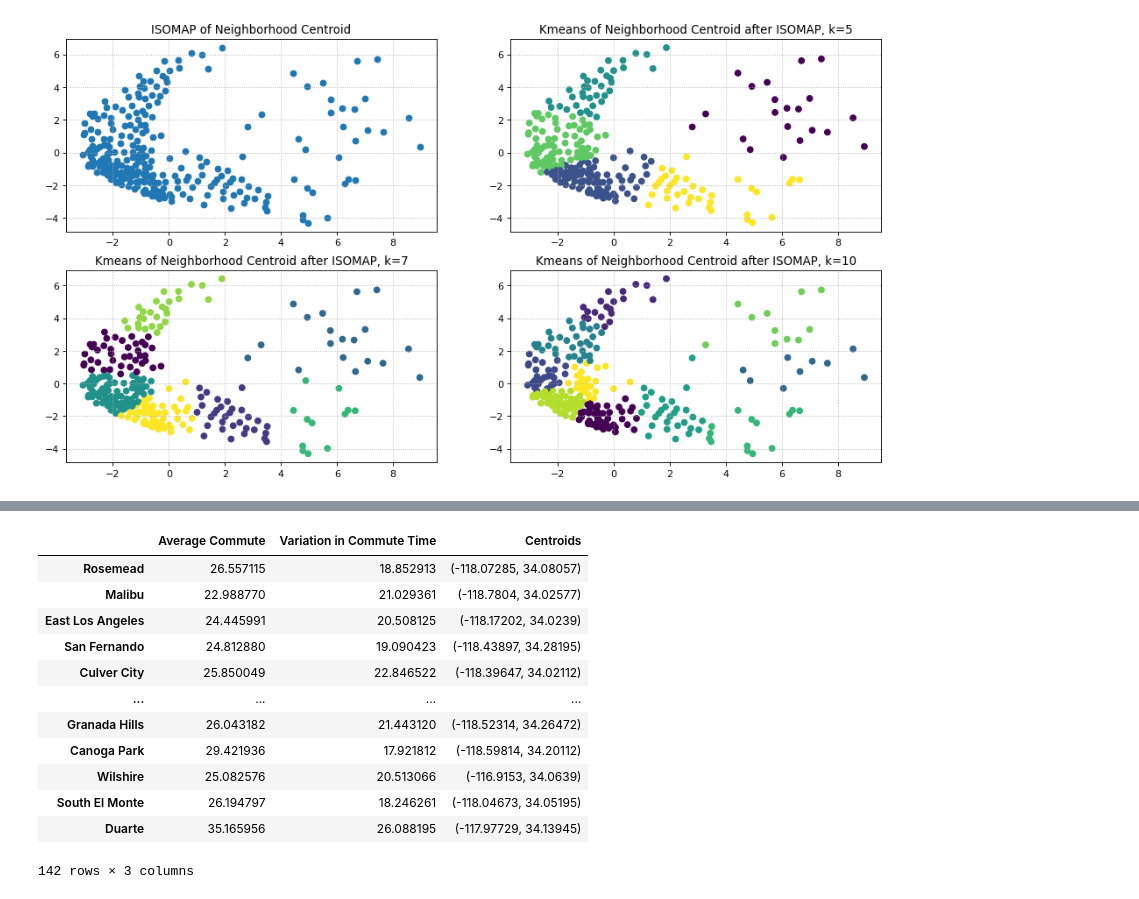
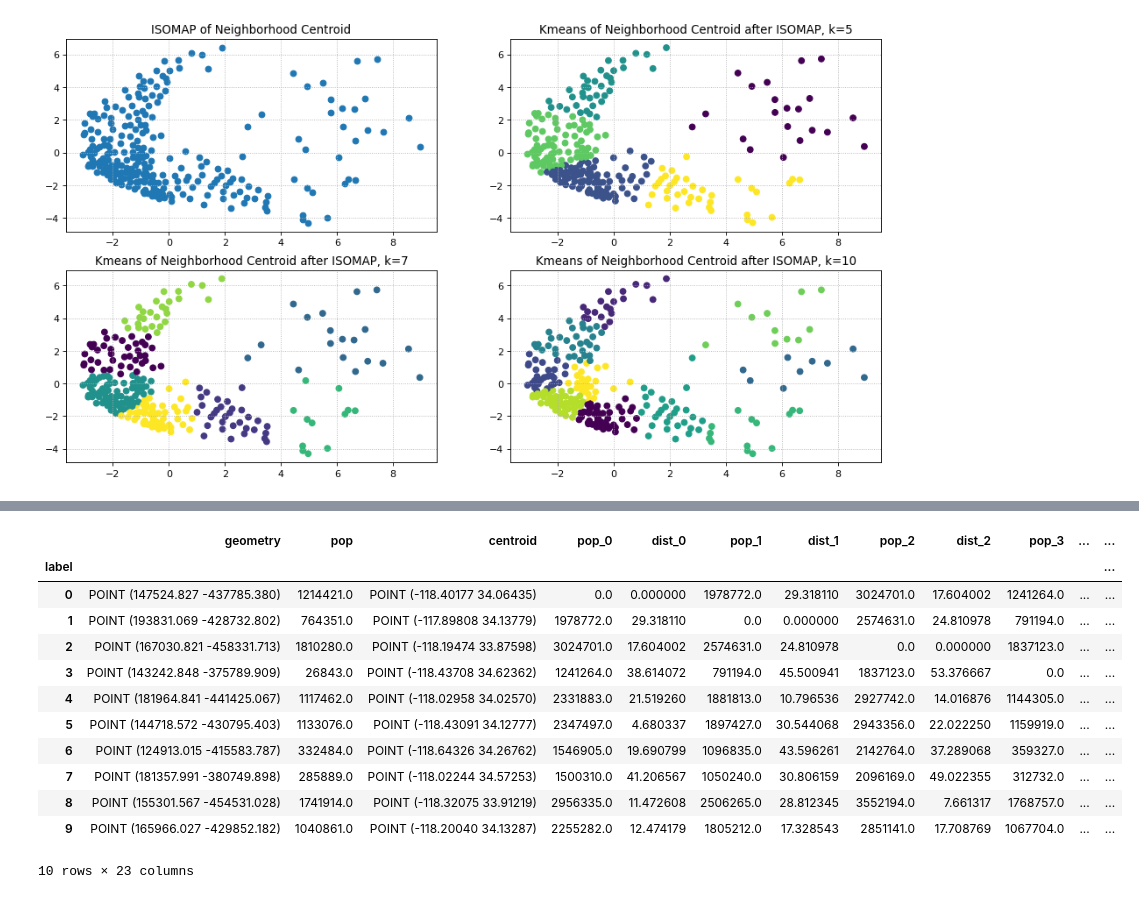
Before and after one commit to guanch1984/evtol-planning, a Jupyter notebook: geopanda_la_neighborhood.ipynb, the cells around one changed output, grey strips where cells are left out. Saved outputs shown, nothing was run; the diff lists cells and outputs as text; code cells hidden in the pictures.

Commit message:
update dist calculation

```diff
--- a/geopanda_la_neighborhood.ipynb
+++ b/geopanda_la_neighborhood.ipynb
@@ -296,7 +140,0 @@ fit1.sse
-# %%
-best_smoothing = pd.DataFrame(columns = morning.columns)
-for i in range(9):
-    smooth = 0.1 + i/10
-    fit = morning.apply(lambda x: SimpleExpSmoothing(x, initialization_method="heuristic").fit(smoothing_level=smooth, optimized=False).sse)
-    best_smoothing = best_smoothing.append(fit, ignore_index=True)
-best_smoothing
@@ -380,29 +141,29 @@ commute_statistics
-# %%
-def get_lat_long(city_name):
-    locale = "{} California USA".format(city_name)
-    place = gn.geocode(locale)
-    if place != None:
-        return place[1][::-1]
-    else:
-        return None
-
-centroids = []
-for index in commute_statistics.index.to_list():
-    centroids.append( get_lat_long(index))
-
-commute_statistics['Centroids'] = centroids
-commute_statistics
-# %% [output]
-|  | Average Commute | Variation in Commute Time | Centroids |
-| Rosemead | 26.557115 | 18.852913 | (-118.07285, 34.08057) |
-| Malibu | 22.988770 | 21.029361 | (-118.7804, 34.02577) |
-| East Los Angeles | 24.445991 | 20.508125 | (-118.17202, 34.0239) |
-| San Fernando | 24.812880 | 19.090423 | (-118.43897, 34.28195) |
-| Culver City | 25.850049 | 22.846522 | (-118.39647, 34.02112) |
-| ... | ... | ... | ... |
-| Granada Hills | 26.043182 | 21.443120 | (-118.52314, 34.26472) |
-| Canoga Park | 29.421936 | 17.921812 | (-118.59814, 34.20112) |
-| Wilshire | 25.082576 | 20.513066 | (-116.9153, 34.0639) |
-| South El Monte | 26.194797 | 18.246261 | (-118.04673, 34.05195) |
-| Duarte | 35.165956 | 26.088195 | (-117.97729, 34.13945) |
-142 rows × 3 columns
+# %%
+# generate optimization table
+
+# calculate population ij, and distance ij
+df_dissolve = df_dissolve.to_crs(3310)
+for i in df_dissolve.index:
+    df_dissolve['pop_'+ str(i)] = df_dissolve.apply(lambda x: x['pop'] + df_dissolve['pop'][i], axis=1)
+    df_dissolve.loc[i, 'pop_'+ str(i)] = 0
+    df_dissolve['dist_'+ str(i)] = df_dissolve.apply(lambda x: x['geometry'].distance(df_dissolve.loc[i, 'geometry'])/1609.34, axis=1)
+
+# assign existing vertiport label
+gs_vertiport = geopandas.GeoSeries.from_wkt(df_vertiport_la['WKT'])
+gdf_vertiport = geopandas.GeoDataFrame(df_vertiport_la[['WKT', 'SHAPE_X', 'SHAPE_Y']], geometry=gs_vertiport, crs="EPSG:4326")
+# %%
+df_dissolve
+# %% [output]
+|  | geometry | pop | centroid | pop_0 | dist_0 | pop_1 | dist_1 | pop_2 | dist_2 | pop_3 | ... | ... |
+| label |  |  |  |  |  |  |  |  |  |  |  | ... |
+| 0 | POINT (147524.827 -437785.380) | 1214421.0 | POINT (-118.40177 34.06435) | 0.0 | 0.000000 | 1978772.0 | 29.318110 | 3024701.0 | 17.604002 | 1241264.0 | ... | ... |
+| 1 | POINT (193831.069 -428732.802) | 764351.0 | POINT (-117.89808 34.13779) | 1978772.0 | 29.318110 | 0.0 | 0.000000 | 2574631.0 | 24.810978 | 791194.0 | ... | ... |
+| 2 | POINT (167030.821 -458331.713) | 1810280.0 | POINT (-118.19474 33.87598) | 3024701.0 | 17.604002 | 2574631.0 | 24.810978 | 0.0 | 0.000000 | 1837123.0 | ... | ... |
+| 3 | POINT (143242.848 -375789.909) | 26843.0 | POINT (-118.43708 34.62362) | 1241264.0 | 38.614072 | 791194.0 | 45.500941 | 1837123.0 | 53.376667 | 0.0 | ... | ... |
+| 4 | POINT (181964.841 -441425.067) | 1117462.0 | POINT (-118.02958 34.02570) | 2331883.0 | 21.519260 | 1881813.0 | 10.796536 | 2927742.0 | 14.016876 | 1144305.0 | ... | ... |
+| 5 | POINT (144718.572 -430795.403) | 1133076.0 | POINT (-118.43091 34.12777) | 2347497.0 | 4.680337 | 1897427.0 | 30.544068 | 2943356.0 | 22.022250 | 1159919.0 | ... | ... |
+| 6 | POINT (124913.015 -415583.787) | 332484.0 | POINT (-118.64326 34.26762) | 1546905.0 | 19.690799 | 1096835.0 | 43.596261 | 2142764.0 | 37.289068 | 359327.0 | ... | ... |
+| 7 | POINT (181357.991 -380749.898) | 285889.0 | POINT (-118.02244 34.57253) | 1500310.0 | 41.206567 | 1050240.0 | 30.806159 | 2096169.0 | 49.022355 | 312732.0 | ... | ... |
+| 8 | POINT (155301.567 -454531.028) | 1741914.0 | POINT (-118.32075 33.91219) | 2956335.0 | 11.472608 | 2506265.0 | 28.812345 | 3552194.0 | 7.661317 | 1768757.0 | ... | ... |
+| 9 | POINT (165966.027 -429852.182) | 1040861.0 | POINT (-118.20040 34.13287) | 2255282.0 | 12.474179 | 1805212.0 | 17.328543 | 2851141.0 | 17.708769 | 1067704.0 | ... | ... |
+10 rows × 23 columns
```
Also changed, not shown: parts of 22 cells of this notebook, 2 other files.
